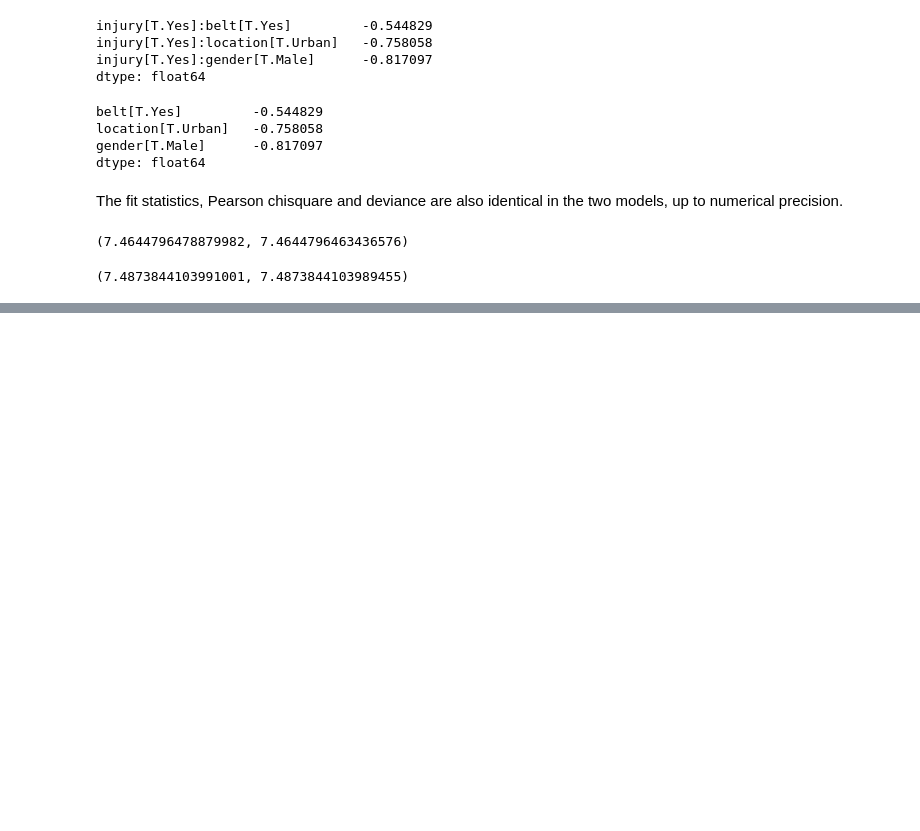
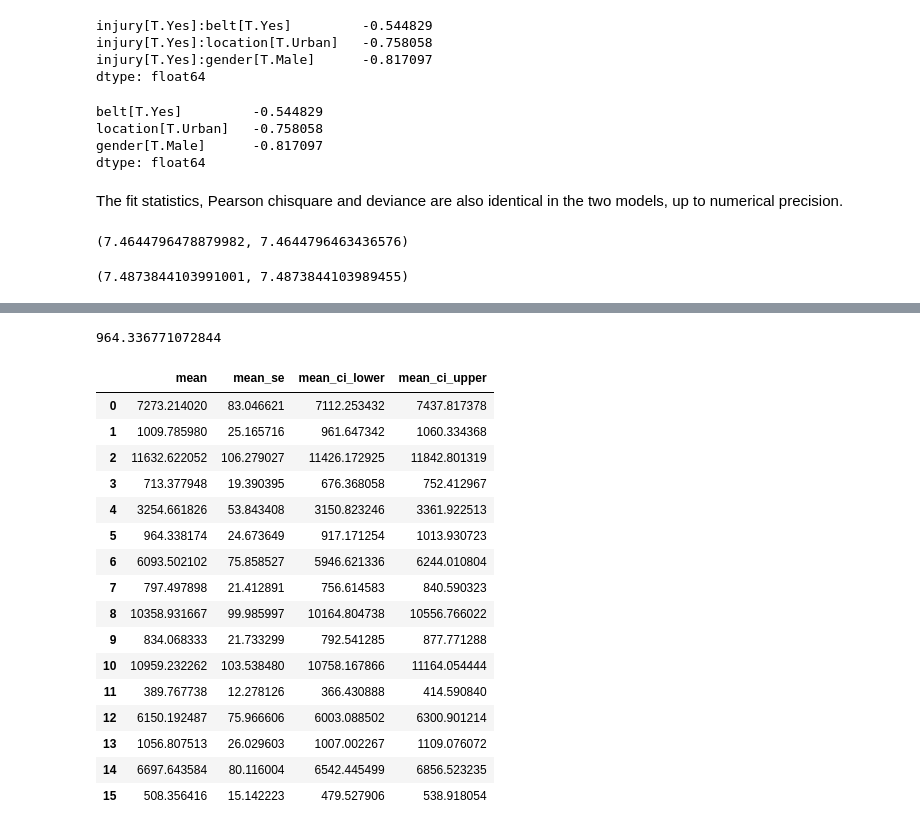
Before and after one commit to josef-pkt/misc, a Jupyter notebook: notebooks/agresti_loglinear.ipynb, the cells around one changed output, grey strips where cells are left out. Cells and saved outputs as stored; diff of their text form; code cells hidden in the pictures; blank space fills up the shorter version.

```diff
--- a/notebooks/agresti_loglinear.ipynb
+++ b/notebooks/agresti_loglinear.ipynb
@@ -337,0 +387,24 @@ res_I23.pearson_chi2, res_b.pearson_chi2
+# %%
+3254.661826 * 0.296294
+# %% [output]
+964.336771072844
+# %%
+res_I23.get_prediction().summary_frame()
+# %% [output]
+|  | mean | mean_se | mean_ci_lower | mean_ci_upper |
+| 0 | 7273.214020 | 83.046621 | 7112.253432 | 7437.817378 |
+| 1 | 1009.785980 | 25.165716 | 961.647342 | 1060.334368 |
+| 2 | 11632.622052 | 106.279027 | 11426.172925 | 11842.801319 |
+| 3 | 713.377948 | 19.390395 | 676.368058 | 752.412967 |
+| 4 | 3254.661826 | 53.843408 | 3150.823246 | 3361.922513 |
+| 5 | 964.338174 | 24.673649 | 917.171254 | 1013.930723 |
+| 6 | 6093.502102 | 75.858527 | 5946.621336 | 6244.010804 |
+| 7 | 797.497898 | 21.412891 | 756.614583 | 840.590323 |
+| 8 | 10358.931667 | 99.985997 | 10164.804738 | 10556.766022 |
+| 9 | 834.068333 | 21.733299 | 792.541285 | 877.771288 |
+| 10 | 10959.232262 | 103.538480 | 10758.167866 | 11164.054444 |
+| 11 | 389.767738 | 12.278126 | 366.430888 | 414.590840 |
+| 12 | 6150.192487 | 75.966606 | 6003.088502 | 6300.901214 |
+| 13 | 1056.807513 | 26.029603 | 1007.002267 | 1109.076072 |
+| 14 | 6697.643584 | 80.116004 | 6542.445499 | 6856.523235 |
+| 15 | 508.356416 | 15.142223 | 479.527906 | 538.918054 |
```
Also changed, not shown: parts of 16 cells of this notebook, 1 other file.
